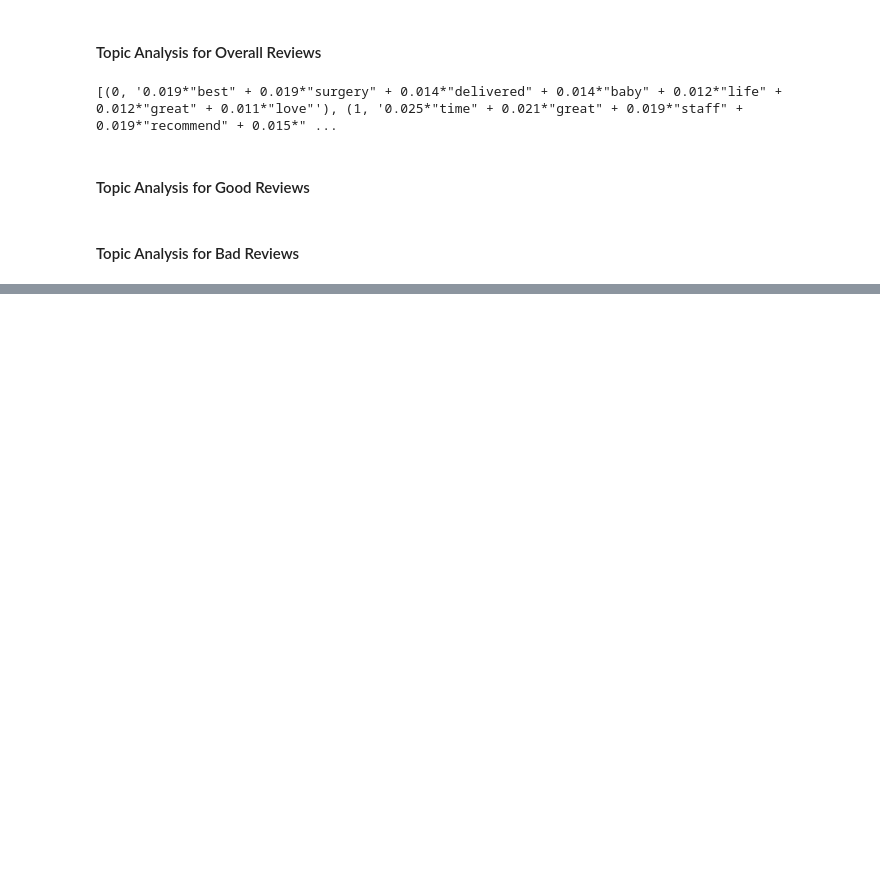
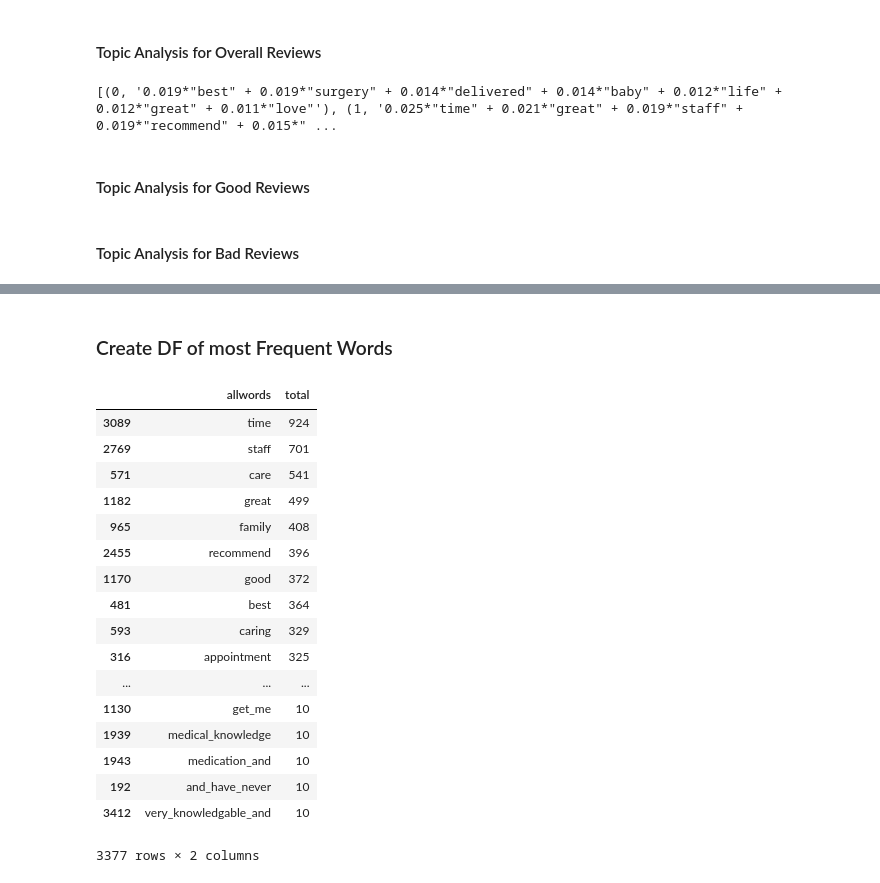
Before and after one commit to KlippL/Doctors_Reviews_NLP, a Jupyter notebook: Review_Analysis.ipynb, the cells around one changed output, grey strips where cells are left out. Saved outputs shown, nothing was run; the diff lists cells and outputs as text; code cells hidden in the pictures; blank space fills up the shorter version.

```diff
--- a/Review_Analysis.ipynb
+++ b/Review_Analysis.ipynb
@@ -543,0 +613,33 @@ print(ldamodel.print_topics(num_topics=5, num_words=7))
+# %% [markdown]
+### Create DF of most Frequent Words
+# %%
+tdm_gp['total'] = tdm_gp.sum(axis =1)
+freq_gp = tdm_gp.reset_index().rename(columns = {"level_0":"allwords"})
+
+words2_gp = freq_gp.allwords.tolist()
+words2_gp = stopText(words2_gp)
+words2_gp = stopOther(words2_gp)
+
+words2_gp = pd.Series(words2_gp).str.lstrip(" ").tolist()
+
+freq_gp = freq_gp[freq_gp.allwords.isin(words2_gp)].sort_values(by = 'total', ascending = False)[['allwords', 'total']]
+freq_gp
+# %% [output]
+|  | allwords | total |
+| 3089 | time | 924 |
+| 2769 | staff | 701 |
+| 571 | care | 541 |
+| 1182 | great | 499 |
+| 965 | family | 408 |
+| 2455 | recommend | 396 |
+| 1170 | good | 372 |
+| 481 | best | 364 |
+| 593 | caring | 329 |
+| 316 | appointment | 325 |
+| ... | ... | ... |
+| 1130 | get_me | 10 |
+| 1939 | medical_knowledge | 10 |
+| 1943 | medication_and | 10 |
+| 192 | and_have_never | 10 |
+| 3412 | very_knowledgable_and | 10 |
+3377 rows × 2 columns
```
Also changed, not shown: parts of 9 cells of this notebook.
